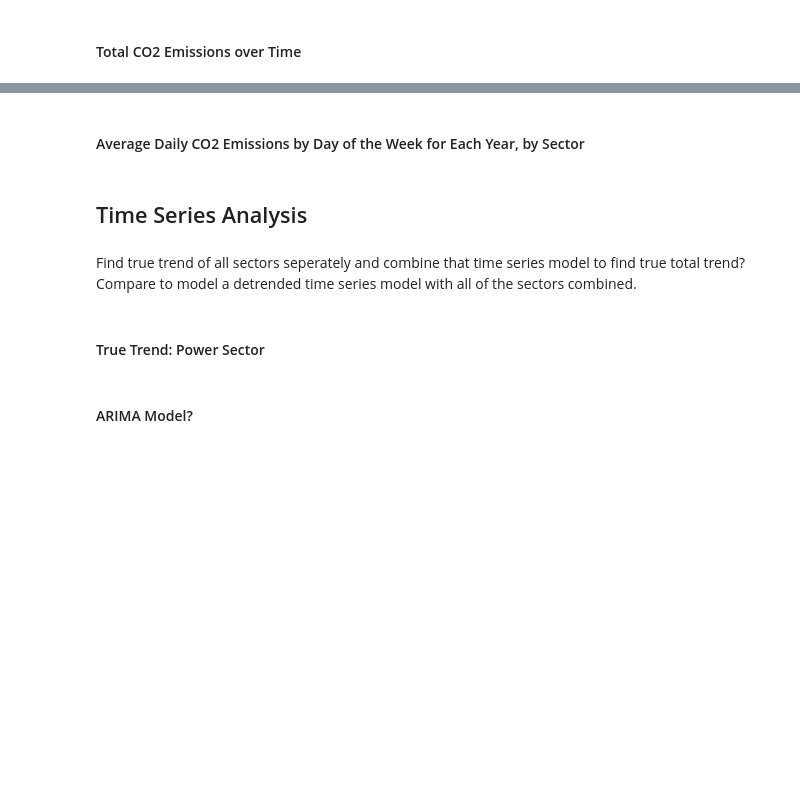
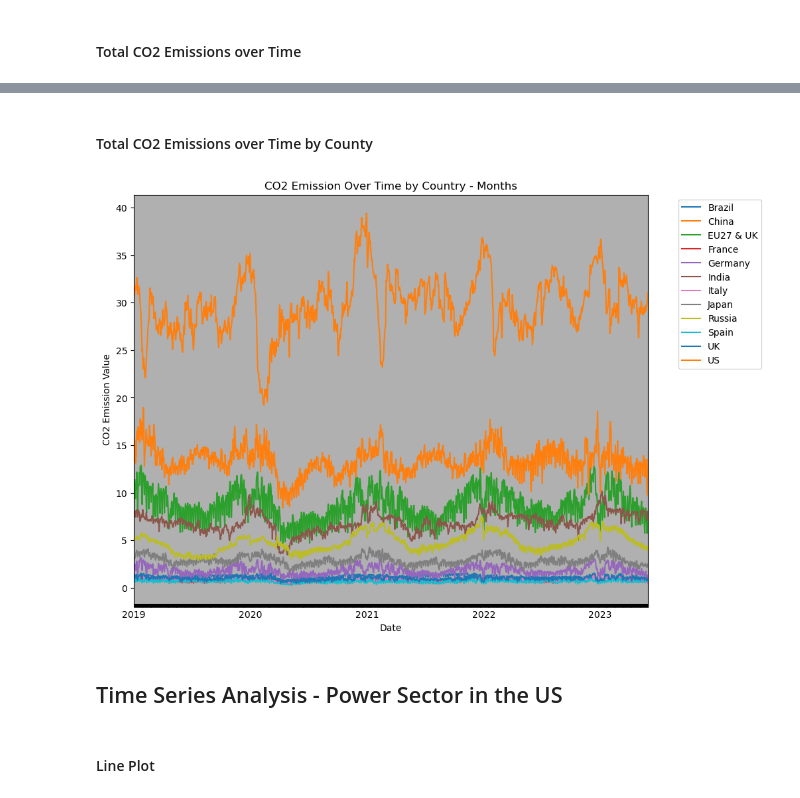
Before and after one commit to coreyzh2/coreyzh2, a Jupyter notebook: Notebooks/co2emission_proj.ipynb, the cells around one changed output, grey strips where cells are left out. Saved outputs shown, nothing was run; the diff lists cells and outputs as text; code cells hidden in the pictures; blank space fills up the shorter version.

```diff
--- a/Notebooks/co2emission_proj.ipynb
+++ b/Notebooks/co2emission_proj.ipynb
@@ -113,9 +105,20 @@ plt.show()
-# %% [markdown]
-#### Average Daily CO2 Emissions by Day of the Week for Each Year, by Sector
+# %% [markdown]
+#### Total CO2 Emissions over Time by County
+# %%
+total_emissions_country_mo = data.loc[(data['country'] != 'WORLD') & (data['country'] != 'ROW')]
+total_emissions_country_mo = total_emissions_country_mo.groupby(['date','country'])['value'].sum().unstack()
+
+# Create plot
+total_emissions_country_mo.plot(figsize = (10,8))
+plt.xlabel('Date')
+plt.ylabel('CO2 Emission Value')
+plt.title(f'CO2 Emission Over Time by Country - Months')
+plt.xticks(total_emissions_sector_mo.index)
+plt.legend(bbox_to_anchor=(1.05, 1.0), loc='upper left')
+plt.grid(True)
+plt.show()
+# %% [output]
+[figure, added]
 # %% [markdown]
-## Time Series Analysis
+## Time Series Analysis - Power Sector in the US
-# %% [markdown]
-Find true trend of all sectors seperately and combine that time series model to find true total trend? Compare to model a detrended time series model with all of the sectors combined.
-# %% [markdown]
-#### True Trend: Power Sector
 # %%
@@ -136,2 +131,2 @@ deseasonalized_temperature = data['temperature'] - result.seasonal
 # %% [markdown]
-#### ARIMA Model?
+#### Line Plot
```
Also changed, not shown: parts of 41 cells of this notebook.
